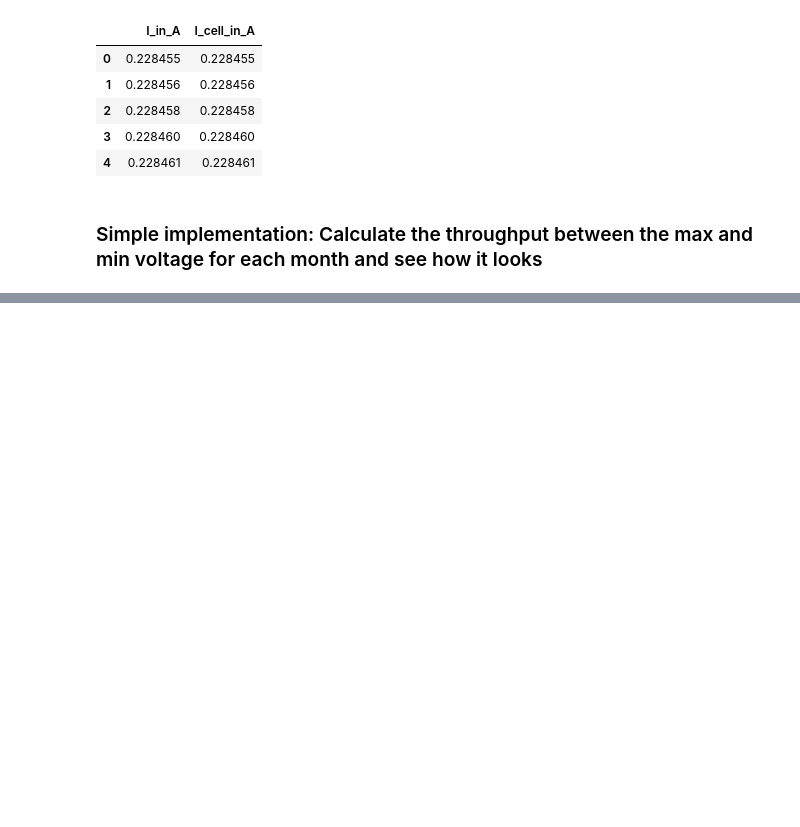
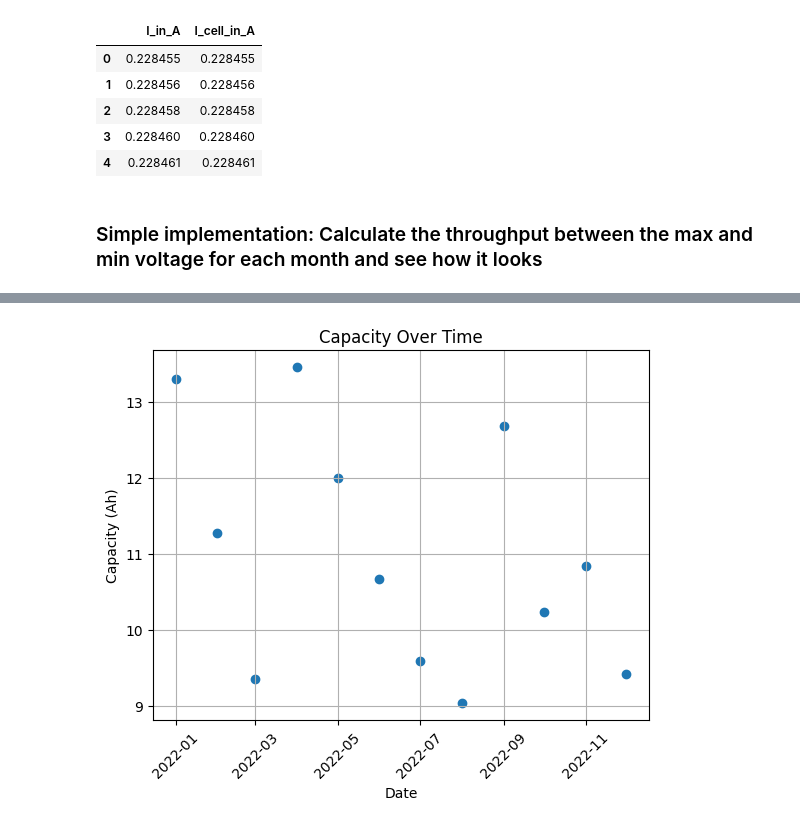
Before and after one commit to tamoghnabh/Shadow-Project, a Jupyter notebook: eoc_eod_filter.ipynb, the cells around one changed output, grey strips where cells are left out. Cells and saved outputs as stored; diff of their text form; code cells hidden in the pictures; blank space fills up the shorter version.

```diff
--- a/eoc_eod_filter.ipynb
+++ b/eoc_eod_filter.ipynb
@@ -117,7 +117,7 @@ combined_ops = lambda df: pipeline(df, [op1, op2])
 
 processing_results = load_and_operate(
     folder_path=op_datapath_6,
-    start_year=2016,
+    start_year=2022,
     end_year=2022,
     cellID=6,
     month=None,
@@ -140,0 +145,16 @@ np.float64(9.415331850000006)
+# %%
+# Plot capacity scatter plot
+dates = [pd.to_datetime(k, format='%Y_%m') for k in processing_results.keys()]
+capacities = list(processing_results.values())
+
+plt.scatter(dates, capacities)
+plt.xlabel('Date')
+plt.ylabel('Capacity (Ah)')
+plt.title('Capacity Over Time')
+plt.xticks(rotation=45)
+plt.grid(True)
+# To save:
+# plt.savefig('<filename>.png', dpi=600, bbox_inches='tight')
+plt.show()
+# %% [output]
+[figure, added]
```
Also changed, not shown: parts of 3 cells of this notebook, 1 other file.
